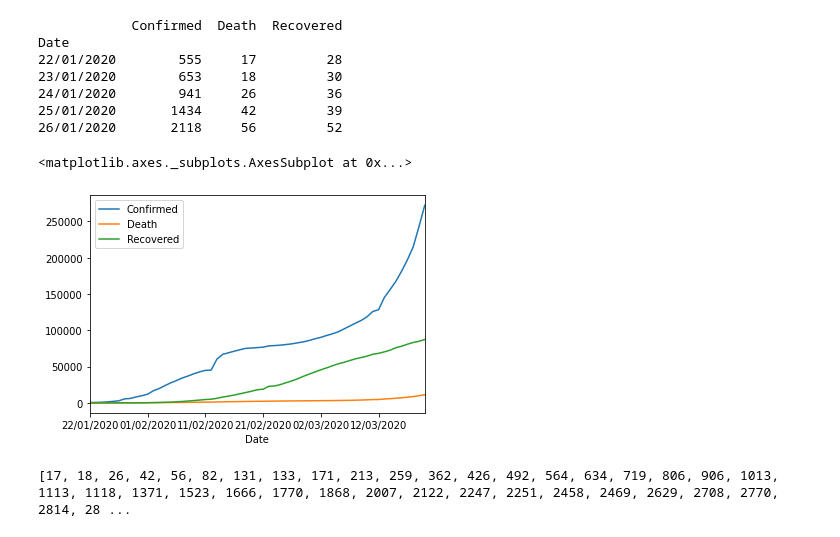
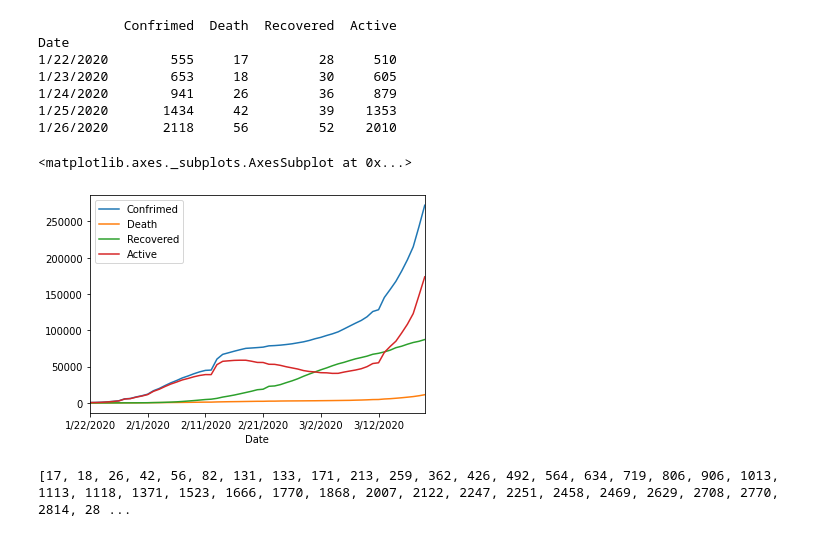
Before and after one commit to yahdiindrawan/covid19-forecasting-system, a Jupyter notebook: Bidirectional_LSTM.ipynb, the cells around one changed output. Cells and saved outputs as stored; diff of their text form; code cells hidden in the pictures.

```diff
--- a/Bidirectional_LSTM.ipynb
+++ b/Bidirectional_LSTM.ipynb
@@ -22,19 +22,19 @@ def split_sequence(sequence, n_steps):
 		y.append(seq_y)
 	return array(X), array(y)
 # %%
-df = pd.read_csv('covid19_dataset.csv', index_col='Date')
+df = pd.read_csv('https://raw.githubusercontent.com/KadhReyA/covid19-forecasting-system/master_copy/Dataset/time_series_covid_19.csv', index_col='Date')
 print(df.head())
 df.plot()
 # %% [output]
-            Confirmed  Death  Recovered
+           Confrimed  Death  Recovered  Active
 Date
-22/01/2020        555     17         28
-23/01/2020        653     18         30
-24/01/2020        941     26         36
-25/01/2020       1434     42         39
-26/01/2020       2118     56         52
+1/22/2020        555     17         28     510
+1/23/2020        653     18         30     605
+1/24/2020        941     26         36     879
+1/25/2020       1434     42         39    1353
+1/26/2020       2118     56         52    2010
 <matplotlib.axes._subplots.AxesSubplot at 0x...>
-[figure, old version]
+[figure, new version]
 # %%
 raw_seq = []
 for i in range(len(df.Death)):
```
Also changed, not shown: parts of 11 cells of this notebook.
